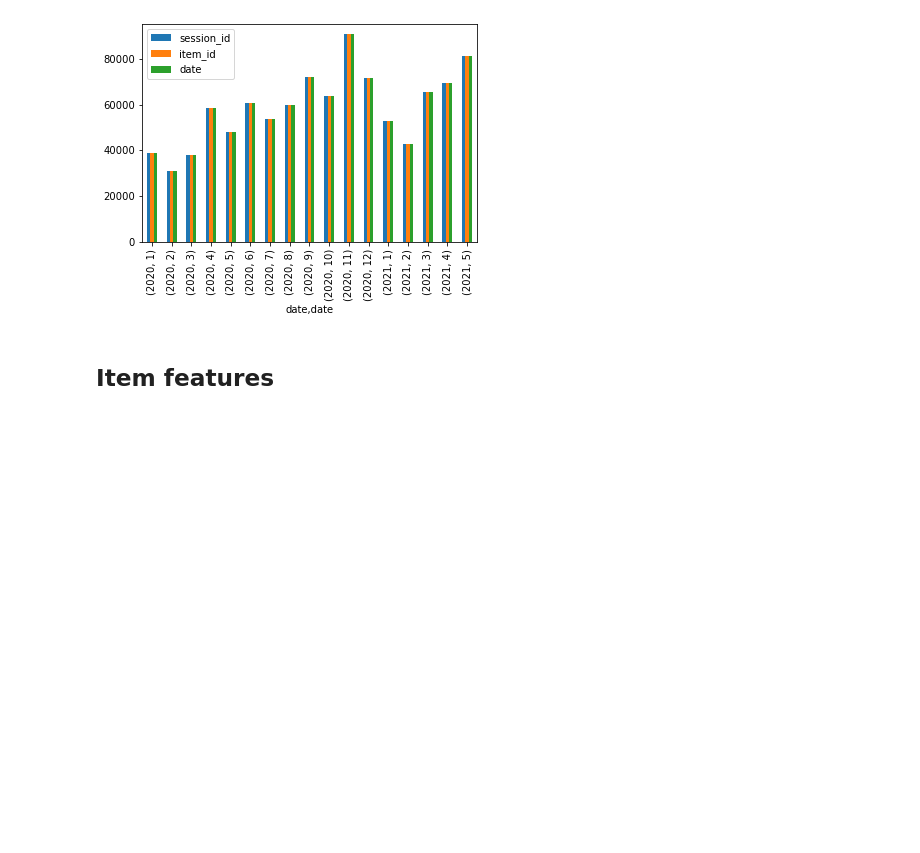
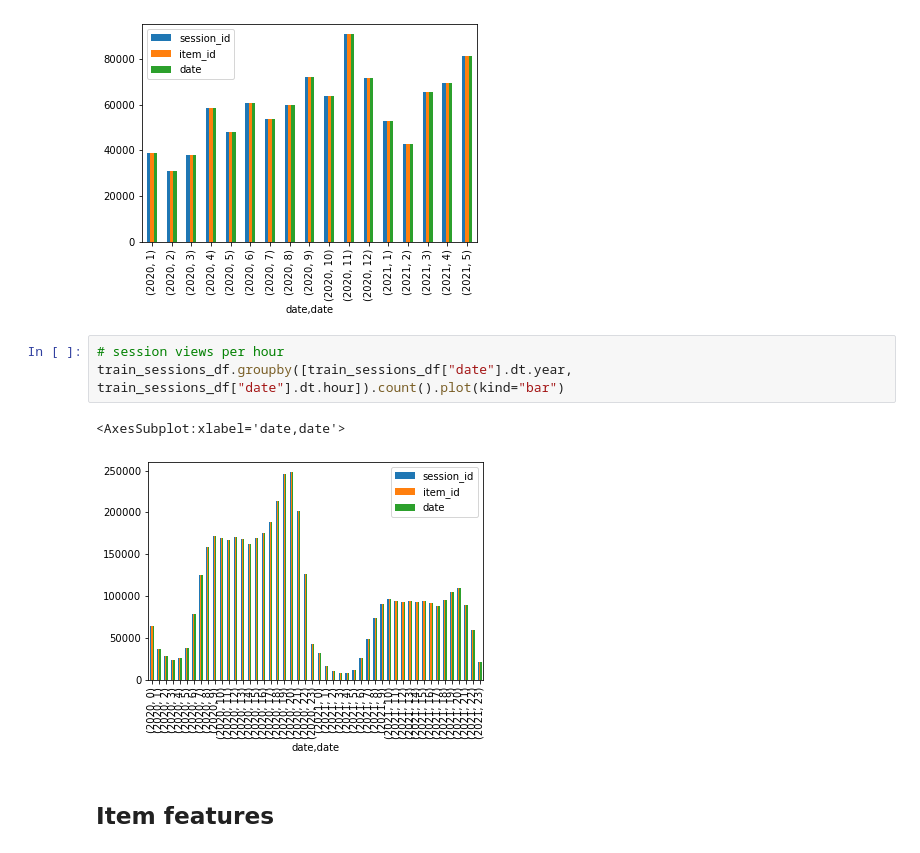
Before and after one commit to borkox/uni-sofia-recsys-dressipi, a Jupyter notebook: notebooks/EDA.ipynb, the cells around one changed output. Drawn from its saved outputs; the diff is of its cells as text; blank space fills up the shorter version.

```diff
--- a/notebooks/EDA.ipynb
+++ b/notebooks/EDA.ipynb
@@ -264,6 +264,12 @@ train_purchases_df.groupby([train_purchases_df["date"].dt.year, train_purchases_
 # %% [output]
 <AxesSubplot:xlabel='date,date'>
 [figure]
+# %%
+# session views per hour
+train_sessions_df.groupby([train_sessions_df["date"].dt.year, train_sessions_df["date"].dt.hour]).count().plot(kind="bar")
+# %% [output]
+<AxesSubplot:xlabel='date,date'>
+[figure, added]
 # %% [markdown]
 ## Item features
 # %%
```
Also changed, not shown: 1 other file.
